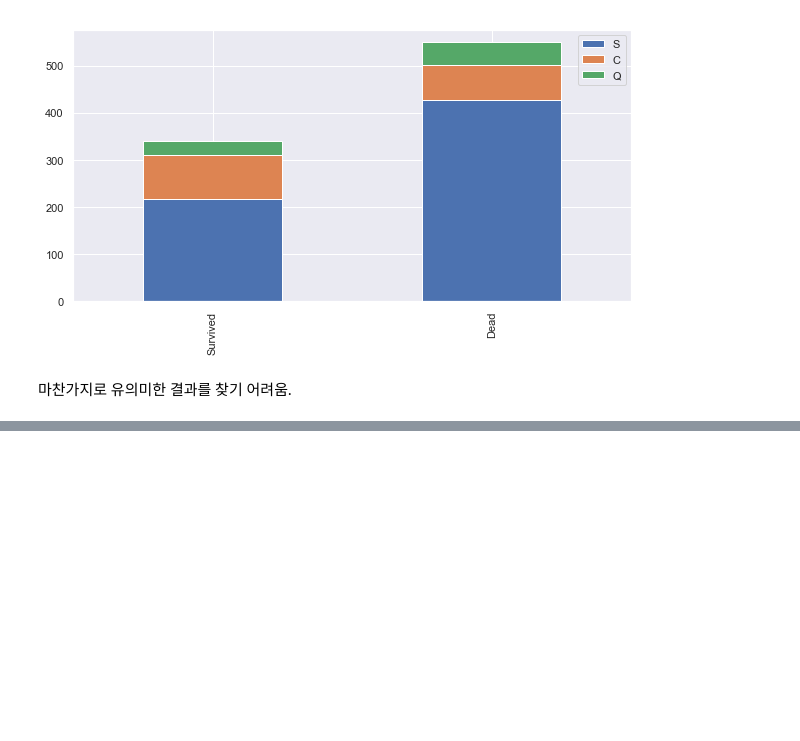
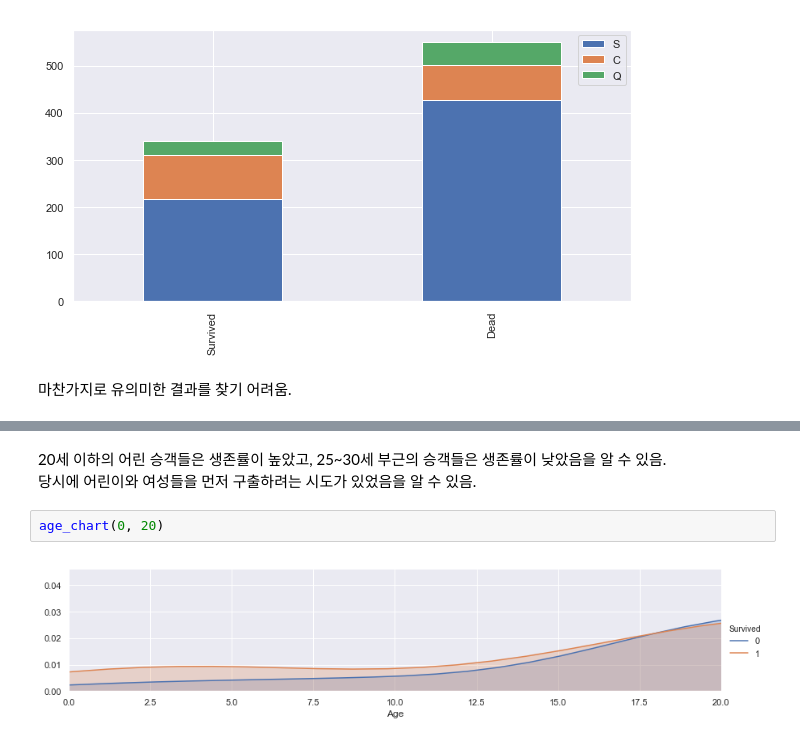
Before and after one commit to hyunwoongko/titanic, a Jupyter notebook: src/solution.ipynb, the cells around one changed output, grey strips where cells are left out. Cells and saved outputs as stored; diff of their text form; blank space fills up the shorter version.

```diff
--- a/src/solution.ipynb
+++ b/src/solution.ipynb
@@ -193,0 +345,7 @@ bar_chart('Embarked')
+# %% [markdown]
+20세 이하의 어린 승객들은 생존률이 높았고, 25~30세 부근의 승객들은 생존률이 낮았음을 알 수 있음. <br>
+당시에 어린이와 여성들을 먼저 구출하려는 시도가 있었음을 알 수 있음. <br>
+# %%
+age_chart(0, 20)
+# %% [output]
+[figure, added]
```
Also changed, not shown: parts of 50 cells of this notebook.
